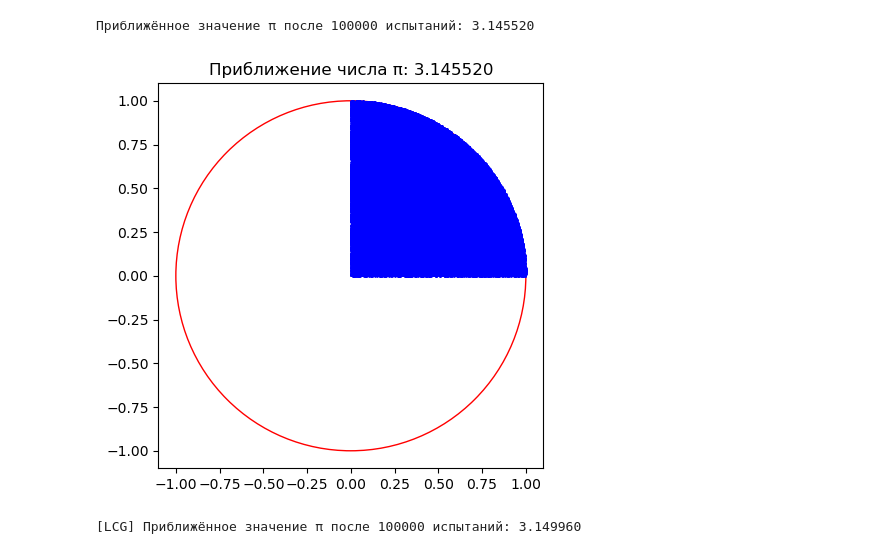
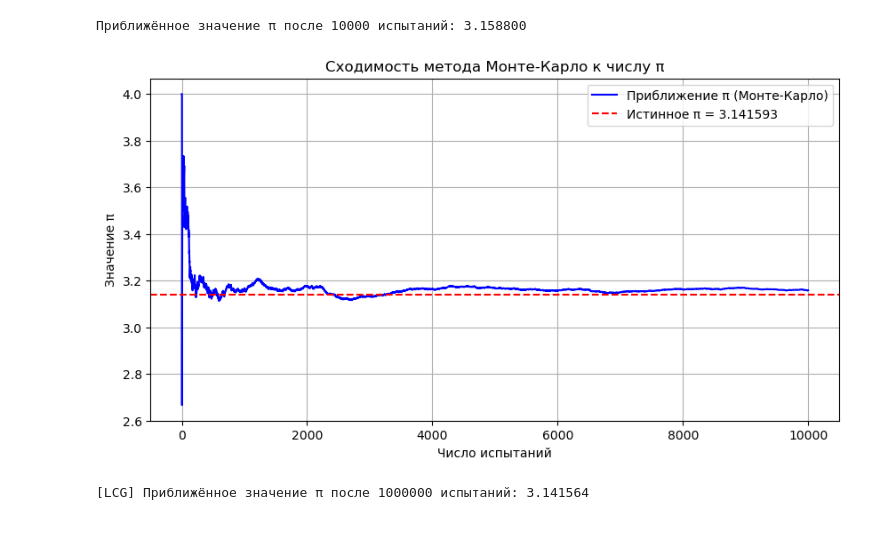
Before and after one commit to Aleksey294/24944_Zavrazin_Aleksey_TViMC, a Jupyter notebook: homework/z1.ipynb, the cells around one changed output. Drawn from its saved outputs; the diff is of its cells as text; code cells hidden in the pictures.

Commit message:
update task

```diff
--- a/homework/z1.ipynb
+++ b/homework/z1.ipynb
@@ -22,36 +22,37 @@ frequency_probability()
 # %%
-# task_2
-def monte_carlo_pi(trials=100000):
+def monte_carlo_pi(trials=10000):
     inside_circle = 0
-    x_vals, y_vals = [], []
+    pi_estimates = []
 
-    for _ in range(trials):
+    for i in range(1, trials + 1):
         x, y = random.random(), random.random()
-        if x ** 2 + y ** 2 <= 1:
+        if x**2 + y**2 <= 1:
             inside_circle += 1
-            x_vals.append(x)
-            y_vals.append(y)
+        pi_estimate = 4 * inside_circle / i
+        pi_estimates.append(pi_estimate)
 
-    pi_estimate = 4 * inside_circle / trials
-    print(f"Приближённое значение π после {trials} испытаний: {pi_estimate:.6f}")
+    # финальный результат
+    print(f"Приближённое значение π после {trials} испытаний: {pi_estimates[-1]:.6f}")
 
     # визуализация
-    plt.figure(figsize=(5, 5))
-    circle = plt.Circle((0, 0), 1, color="r", fill=False)
-    plt.gca().add_patch(circle)
-    plt.scatter(x_vals, y_vals, s=1, color="blue")
-    plt.title(f"Приближение числа π: {pi_estimate:.6f}")
-    plt.gca().set_aspect('equal', adjustable='box')
+    plt.figure(figsize=(10, 5))
+    plt.plot(range(1, trials + 1), pi_estimates, label="Приближение π (Монте-Карло)", color="blue")
+    plt.axhline(y=math.pi, color="red", linestyle="--", label=f"Истинное π = {math.pi:.6f}")
+    plt.xlabel("Число испытаний")
+    plt.ylabel("Значение π")
+    plt.title("Сходимость метода Монте-Карло к числу π")
+    plt.legend()
+    plt.grid(True)
     plt.show()
 
 monte_carlo_pi()
 # %% [output]
-Приближённое значение π после 100000 испытаний: 3.145520
+Приближённое значение π после 10000 испытаний: 3.158800
-[figure, old version]
+[figure, new version]
 # %%
 # task_3
 class LCG:
-    def __init__(self, seed=1, a=1664525, c=1013904223, m=2**32):
+    def __init__(self, seed=1, a=6364136223846793005, c=1, m=2**64):
         self.state = seed
         self.a = a
         self.c = c
@@ -62,7 +63,8 @@ class LCG:
         return self.state / self.m
 
 
-def monte_carlo_pi_lcg(trials=100000):
+
+def monte_carlo_pi_lcg(trials=1000000):
 
     rng = LCG(seed=42)
     inside_circle = 0
@@ -77,4 +79,4 @@ def monte_carlo_pi_lcg(trials=100000):
 
 monte_carlo_pi_lcg()
 # %% [output]
-[LCG] Приближённое значение π после 100000 испытаний: 3.149960
+[LCG] Приближённое значение π после 1000000 испытаний: 3.141564
```
Also changed, not shown: parts of 1 cell of this notebook.
